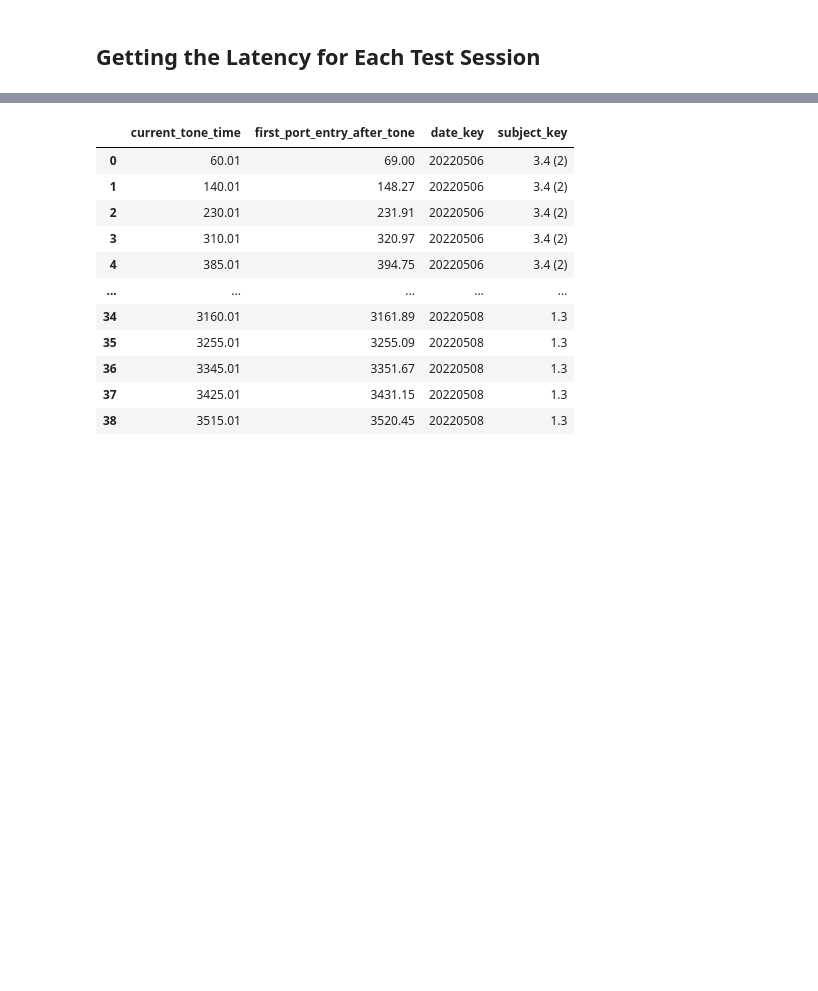
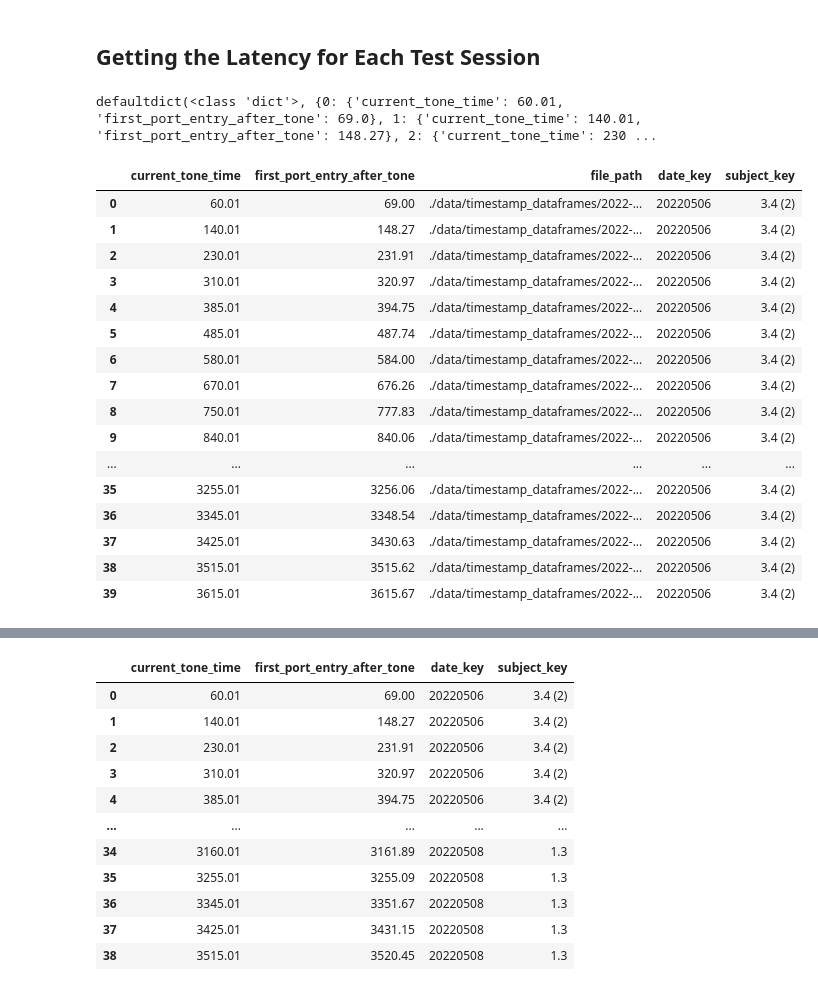
Before and after one commit to padillacoreanolab/med_pc_repo, a Jupyter notebook: results/2022_05_02_log_processing/med_pc_group_analysis.ipynb, the cells around one changed output, grey strips where cells are left out. Drawn from its saved outputs; the diff is of its cells as text; code cells hidden in the pictures; blank space fills up the shorter version.

Commit message:
feat: function that gets all the first port entries into a dataframe

```diff
--- a/results/2022_05_02_log_processing/med_pc_group_analysis.ipynb
+++ b/results/2022_05_02_log_processing/med_pc_group_analysis.ipynb
@@ -162,0 +90,2 @@ Look over ./data/timestamp_dataframes/2022-05-03_11h42m_Subject 1.4.txt
+# %%
+file_path_to_med_pc_data = extract.dataframe.get_medpc_dataframe_from_list_of_files(medpc_files=all_med_pc_file)
@@ -163,5 +110,26 @@ Look over ./data/timestamp_dataframes/2022-05-03_11h42m_Subject 1.4.txt
 # %% [markdown]
 ## Getting the Latency for Each Test Session
+# %%
+get_latency_df(file_path_to_medpc_data=file_path_to_med_pc_data)
+# %% [output]
+defaultdict(<class 'dict'>, {0: {'current_tone_time': 60.01, 'first_port_entry_after_tone': 69.0}, 1: {'current_tone_time': 140.01, 'first_port_entry_after_tone': 148.27}, 2: {'current_tone_time': 230 ...
+|  | current_tone_time | first_port_entry_after_tone | file_path | date_key | subject_key |
+| 0 | 60.01 | 69.00 | ./data/timestamp_dataframes/2022-... | 20220506 | 3.4 (2) |
+| 1 | 140.01 | 148.27 | ./data/timestamp_dataframes/2022-... | 20220506 | 3.4 (2) |
+| 2 | 230.01 | 231.91 | ./data/timestamp_dataframes/2022-... | 20220506 | 3.4 (2) |
+| 3 | 310.01 | 320.97 | ./data/timestamp_dataframes/2022-... | 20220506 | 3.4 (2) |
+| 4 | 385.01 | 394.75 | ./data/timestamp_dataframes/2022-... | 20220506 | 3.4 (2) |
+| 5 | 485.01 | 487.74 | ./data/timestamp_dataframes/2022-... | 20220506 | 3.4 (2) |
+| 6 | 580.01 | 584.00 | ./data/timestamp_dataframes/2022-... | 20220506 | 3.4 (2) |
+| 7 | 670.01 | 676.26 | ./data/timestamp_dataframes/2022-... | 20220506 | 3.4 (2) |
+| 8 | 750.01 | 777.83 | ./data/timestamp_dataframes/2022-... | 20220506 | 3.4 (2) |
+| 9 | 840.01 | 840.06 | ./data/timestamp_dataframes/2022-... | 20220506 | 3.4 (2) |
+| ... | ... | ... | ... | ... | ... |
+| 35 | 3255.01 | 3256.06 | ./data/timestamp_dataframes/2022-... | 20220506 | 3.4 (2) |
+| 36 | 3345.01 | 3348.54 | ./data/timestamp_dataframes/2022-... | 20220506 | 3.4 (2) |
+| 37 | 3425.01 | 3430.63 | ./data/timestamp_dataframes/2022-... | 20220506 | 3.4 (2) |
+| 38 | 3515.01 | 3515.62 | ./data/timestamp_dataframes/2022-... | 20220506 | 3.4 (2) |
+| 39 | 3615.01 | 3615.67 | ./data/timestamp_dataframes/2022-... | 20220506 | 3.4 (2) |
 # %%
 file_path_to_med_pc_data_with_latency = defaultdict(dict)
 
```
Also changed, not shown: parts of 9 cells of this notebook, 1 other file.
